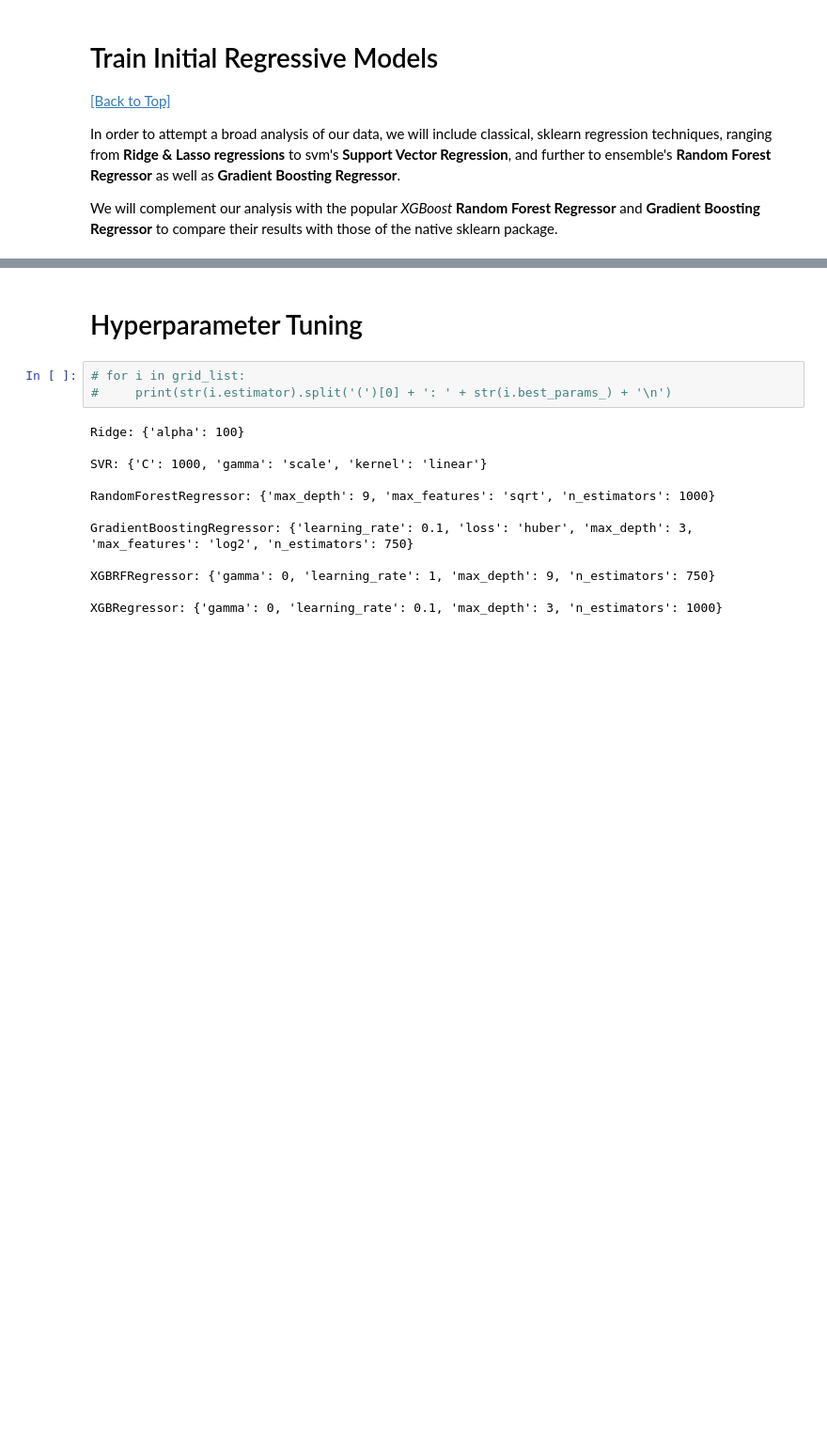
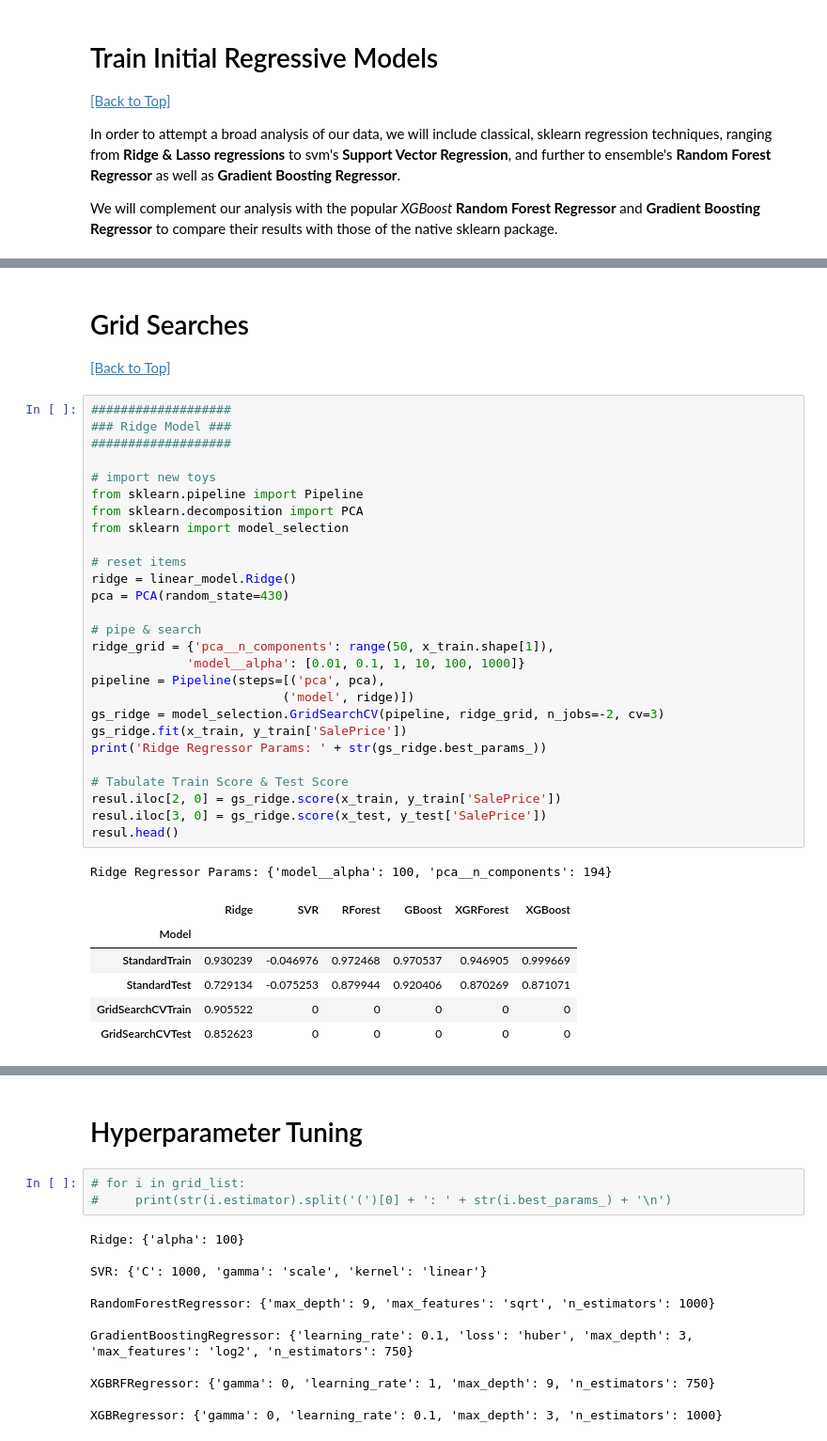
Before and after one commit to BaroqBard/IowaHousingPredictions, a Jupyter notebook: Iowa Housing Project - II. Modeling & Analysis.ipynb, the cells around one changed output, grey strips where cells are left out. Shown at 94% size. Saved outputs shown, nothing was run; the diff lists cells and outputs as text; blank space fills up the shorter version.

```diff
--- a/Iowa Housing Project - II. Modeling & Analysis.ipynb
+++ b/Iowa Housing Project - II. Modeling & Analysis.ipynb
@@ -235,2 +155,40 @@ resul.head()
 | GridSearchCVTrain | 0 | 0 | 0 | 0 | 0 | 0 |
 | GridSearchCVTest | 0 | 0 | 0 | 0 | 0 | 0 |
+# %% [markdown]
+# Grid Searches
+[[Back to Top]](#Iowa-Housing-Pricing:-Modeling-&-Analysis)
+# %%
+###################
+### Ridge Model ###
+###################
+
+# import new toys
+from sklearn.pipeline import Pipeline
+from sklearn.decomposition import PCA
+from sklearn import model_selection
+
+# reset items
+ridge = linear_model.Ridge()
+pca = PCA(random_state=430)
+
+# pipe & search
+ridge_grid = {'pca__n_components': range(50, x_train.shape[1]),
+             'model__alpha': [0.01, 0.1, 1, 10, 100, 1000]}
+pipeline = Pipeline(steps=[('pca', pca),
+                          ('model', ridge)])
+gs_ridge = model_selection.GridSearchCV(pipeline, ridge_grid, n_jobs=-2, cv=3)
+gs_ridge.fit(x_train, y_train['SalePrice'])
+print('Ridge Regressor Params: ' + str(gs_ridge.best_params_))
+
+# Tabulate Train Score & Test Score
+resul.iloc[2, 0] = gs_ridge.score(x_train, y_train['SalePrice'])
+resul.iloc[3, 0] = gs_ridge.score(x_test, y_test['SalePrice'])
+resul.head()
+# %% [output]
+Ridge Regressor Params: {'model__alpha': 100, 'pca__n_components': 194}
+|  | Ridge | SVR | RForest | GBoost | XGRForest | XGBoost |
+| Model |  |  |  |  |  |  |
+| StandardTrain | 0.930239 | -0.046976 | 0.972468 | 0.970537 | 0.946905 | 0.999669 |
+| StandardTest | 0.729134 | -0.075253 | 0.879944 | 0.920406 | 0.870269 | 0.871071 |
+| GridSearchCVTrain | 0.905522 | 0 | 0 | 0 | 0 | 0 |
+| GridSearchCVTest | 0.852623 | 0 | 0 | 0 | 0 | 0 |
```
Also changed, not shown: parts of 22 cells of this notebook, 1 other file.
